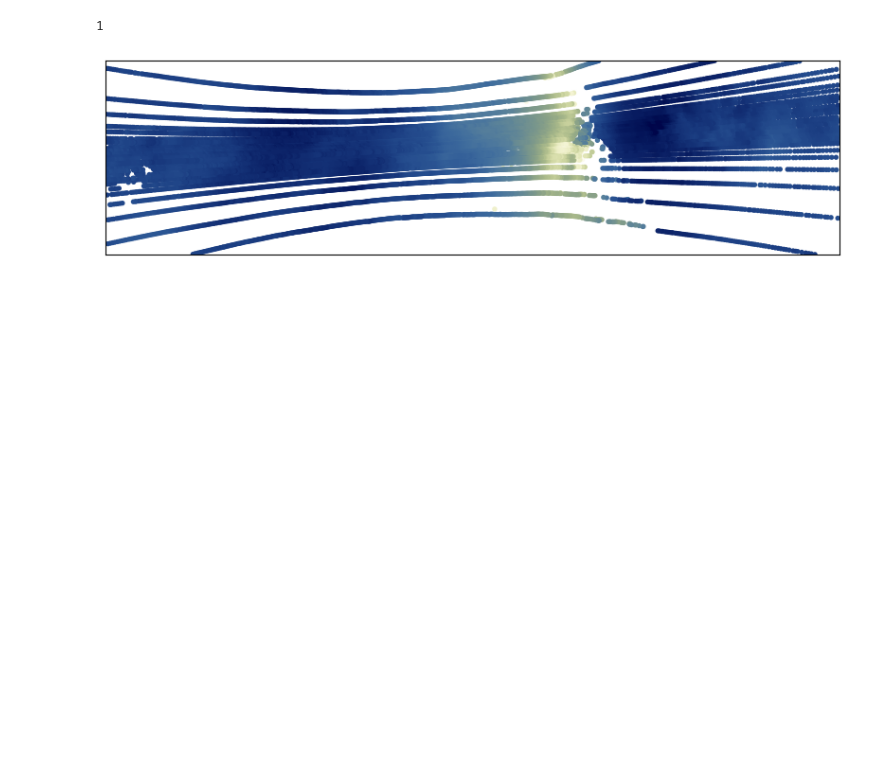
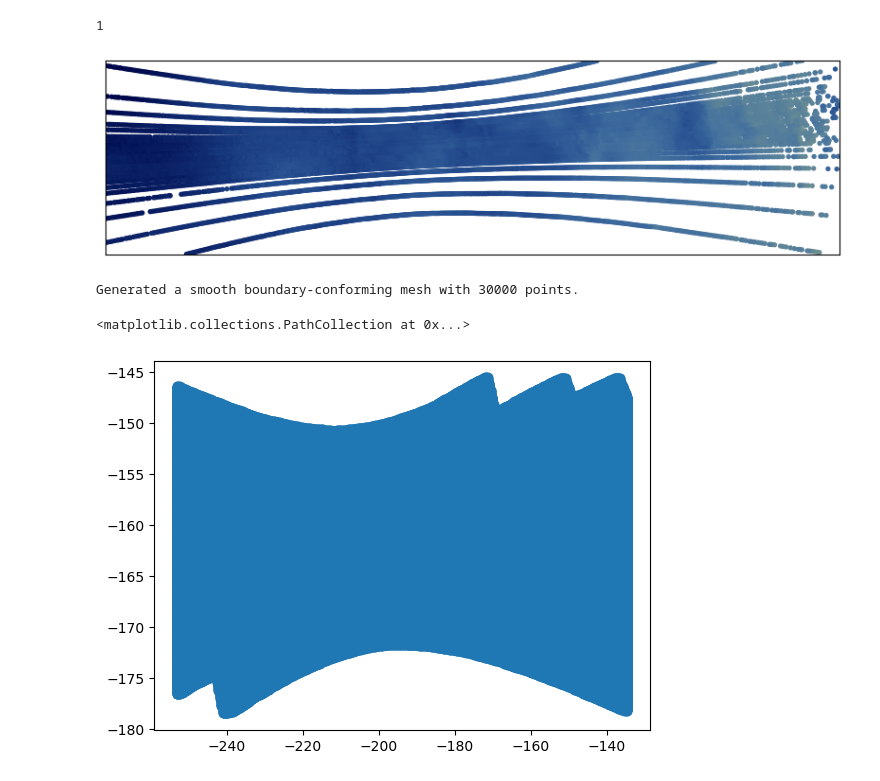
Before and after one commit to davebobculver/siren-sea-surface-code, a Jupyter notebook: data_set.ipynb, the cells around one changed output. Saved outputs shown, nothing was run; the diff lists cells and outputs as text; code cells hidden in the pictures; blank space fills up the shorter version.

```diff
--- a/data_set.ipynb
+++ b/data_set.ipynb
@@ -16,7 +16,7 @@ from Modules.beams import beam_trim
 'training data'
 
 data = torch.load('../../data/data.pt', weights_only=True)
-frames = np.arange(1992, 1993, 1)
+frames = np.arange(0, 1, 1)
 device = 'cuda'
 
 beams = list(range(0,32))
@@ -64,7 +64,62 @@ plt.gca().set_aspect('equal')
 
 plt.show()
 # %% [output]
-[figure, old version]
+[figure, new version]
 # %%
 xyz = np.column_stack((x, y, z))
 np.save('xyz.npy', xyz)
+# %%
+import numpy as np
+import torch
+
+# --- 1. LOAD YOUR DATA ---
+data = torch.load('Modules/plotting_region.pt', weights_only=True).numpy()
+x_raw = data[:, 0]
+y_raw = data[:, 1]
+
+# --- 2. DEFINE YOUR DESIRED RESOLUTIONS ---
+# Instead of hard distance steps, define how many points you want across each axis
+num_cross_shore = 200  # Resolution along the curves (X)
+num_along_shore = 150  # Number of tracking lines (Y)
+
+# --- 3. RELATIVE COORDINATE MAPPING ---
+# We find the min and max X for each slice of Y to map the natural boundaries
+y_min, y_max = y_raw.min(), y_raw.max()
+y_grid_lines = np.linspace(y_min, y_max, num_along_shore)
+
+new_points = []
+
+# Interpolate boundaries to keep the edges completely smooth
+for y_target in y_grid_lines:
+    # Find points close to this slice to estimate the local X width
+    window = (y_raw >= y_target - 0.5) & (y_raw <= y_target + 0.5)
+    if not np.any(window):
+        continue
+
+    local_x = x_raw[window]
+    local_x_min, local_x_max = local_x.min(), local_x.max()
+
+    # Generate smooth, perfectly bounded points for this specific slice
+    x_coords = np.linspace(local_x_min, local_x_max, num_cross_shore)
+
+    for x in x_coords:
+        new_points.append([x, y_target])
+
+new_points = np.array(new_points)
+
+# --- 4. SAVE TO PYTORCH ---
+data_tensor = torch.tensor(new_points, dtype=torch.float32)
+torch.save(data_tensor, 'mesh.pt')
+
+print(f"Generated a smooth boundary-conforming mesh with {len(new_points)} points.")
+# %% [output]
+Generated a smooth boundary-conforming mesh with 30000 points.
+# %%
+data = torch.tensor(new_points)
+
+torch.save(data, 'mesh.pt')
+# %%
+plt.scatter(data[:,0],data[:,1])
+# %% [output]
+<matplotlib.collections.PathCollection at 0x...>
+[figure, added]
```
Also changed, not shown: parts of 4 cells of this notebook, 15 other files.
